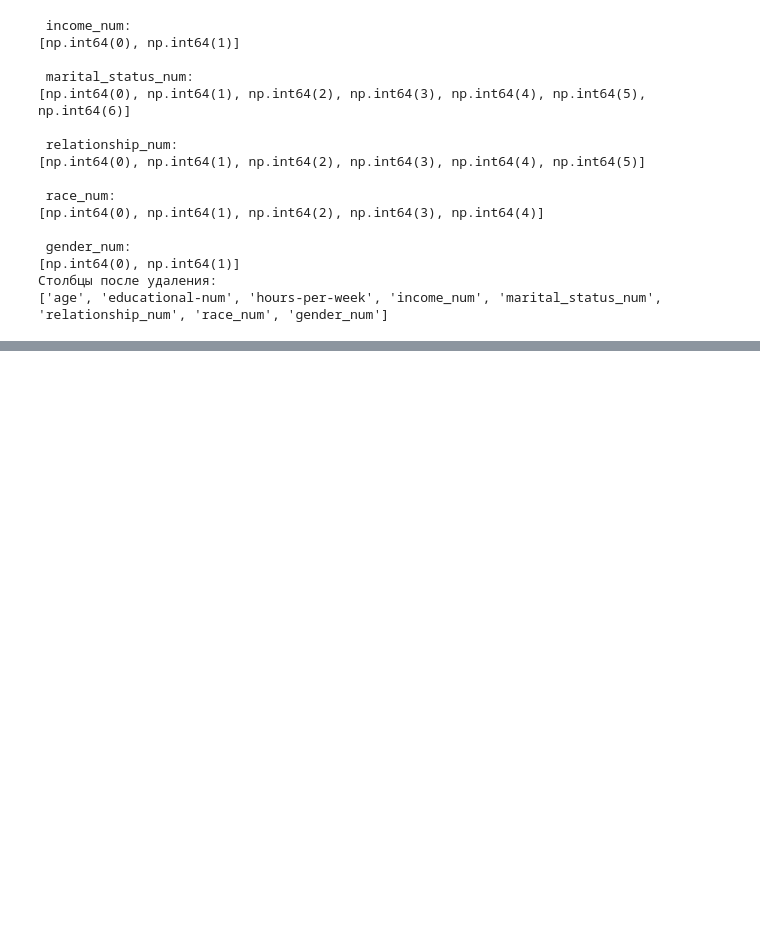
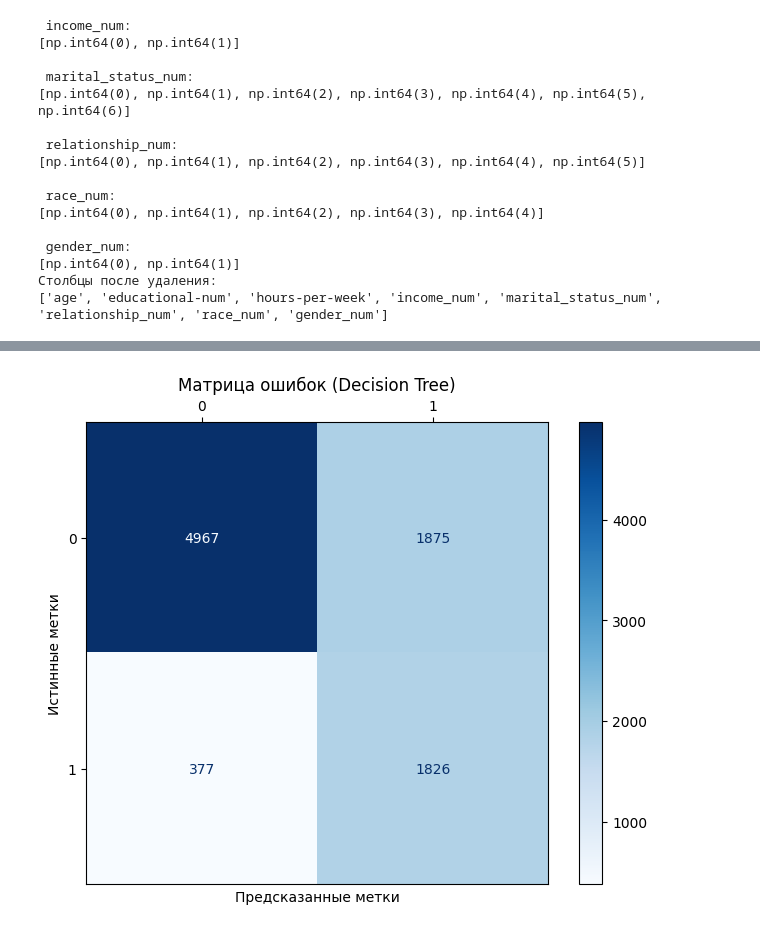
Before and after one commit to DaryaBorovinskaya/MAD_lab2, a Jupyter notebook: lab2.ipynb, the cells around one changed output, grey strips where cells are left out. Drawn from its saved outputs; the diff is of its cells as text; code cells hidden in the pictures; blank space fills up the shorter version.

```diff
--- a/lab2.ipynb
+++ b/lab2.ipynb
@@ -144,12 +165,15 @@ print(df.columns.tolist())
 # %%
-scaler = StandardScaler()
-df = pd.DataFrame(
-    scaler.fit_transform(df),
-    columns=df.columns
-)
+# numeric_columns = ['age', 'hours-per-week']
+# df_scaled = df.copy()
 
-print("Средние значения после стандартизации:")
-print(df.mean())
+# scaler = StandardScaler()
 
-print("\nСтандартные отклонения после стандартизации:")
-print(df.std())
+# # Применяем fit_transform только к числовым колонкам
+# df_scaled[numeric_columns] = scaler.fit_transform(df[numeric_columns])
+
+# df = df_scaled
+# print("Средние значения после стандартизации:")
+# print(df[numeric_columns].mean())
+
+# print("\nСтандартные отклонения после стандартизации:")
+# print(df[numeric_columns].std())
@@ -173,0 +241,23 @@ dtype: float64
+# %%
+cm = confusion_matrix(y_test, y_pred)
+
+# Визуализация матрицы ошибок
+fig, ax = plt.subplots(figsize=(8, 6))
+
+disp = ConfusionMatrixDisplay(confusion_matrix=cm, display_labels=clf.classes_)
+disp.plot(cmap='Blues', values_format='d', ax=ax)
+
+# Перемещаем метки классов на верхнюю ось (x-ось сверху)
+ax.set_xlabel("Предсказанные метки")
+ax.set_ylabel("Истинные метки")
+
+# Добавляем метки классов НАВЕРХУ (как над столбцами)
+ax.tick_params(axis='x', which='both', bottom=False, top=True, labelbottom=False, labeltop=True)
+
+# Убираем подписи снизу (если нужно)
+# ax.set_xticklabels([])  # если хотите полностью убрать нижние метки
+
+plt.title("Матрица ошибок (Decision Tree)")
+plt.show()
+# %% [output]
+[figure, added]
```
Also changed, not shown: parts of 9 cells of this notebook, 3 other files.
